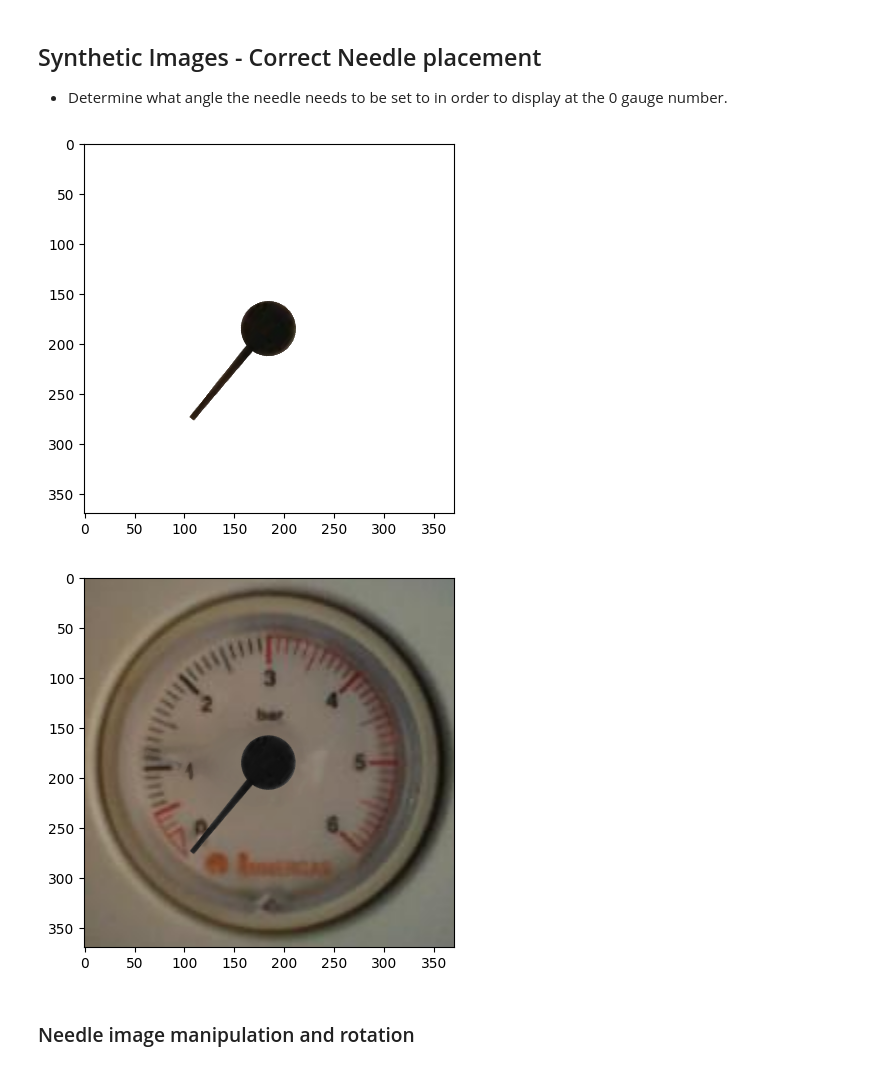
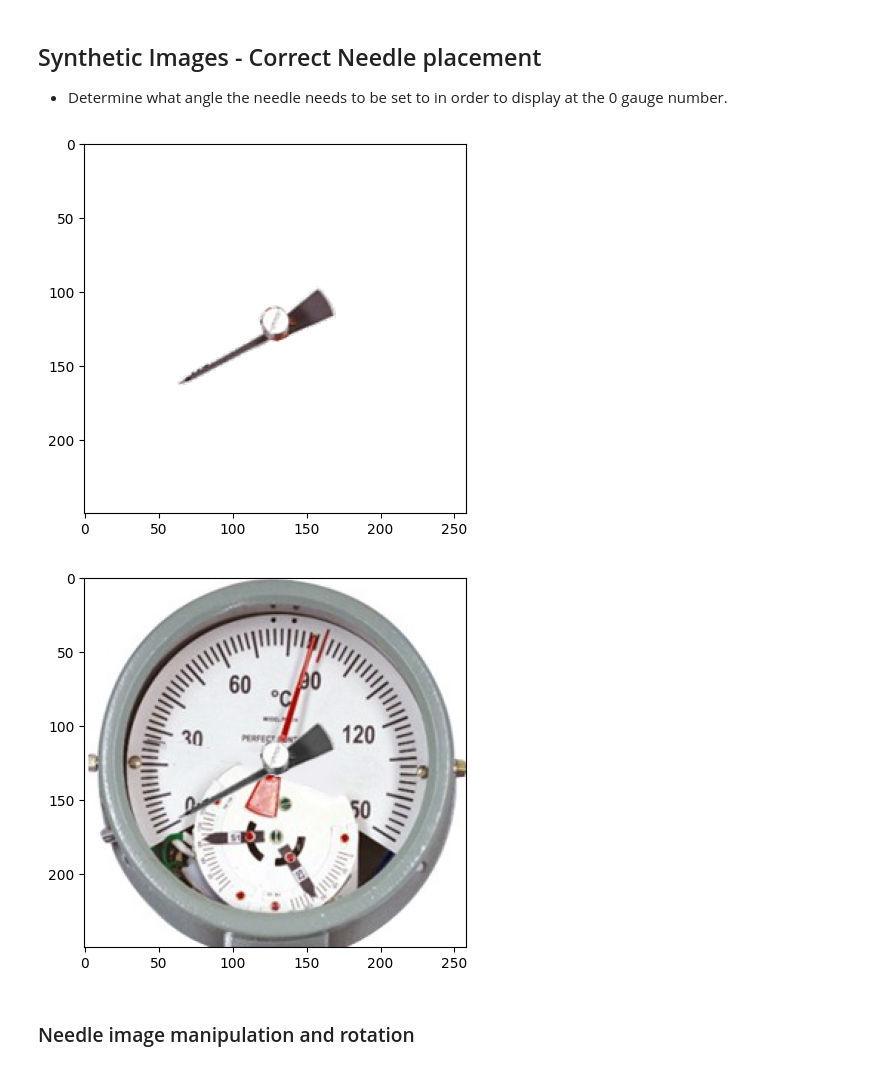
Before and after one commit to debjyotiC/gauge-temperature-value, a Jupyter notebook: Synthetic gauge image generation.ipynb, the cells around one changed output. Saved outputs shown, nothing was run; the diff lists cells and outputs as text; code cells hidden in the pictures.

Commit message:
updated image gen

```diff
--- a/Synthetic gauge image generation.ipynb
+++ b/Synthetic gauge image generation.ipynb
@@ -9,19 +9,25 @@ import matplotlib.pyplot as plt
 import matplotlib.image as mpimg
 # %%
 # Declare variables
-NEEDLE = 'images/reference/needle.png'
-GAUGE = 'images/reference/gauge.png'
+NEEDLE = 'images/reference/gauge-needle.png'
+GAUGE = 'images/reference/gauge-dial.png'
+
+NEEDLE_ZERO = 'images/reference/gauge-needle_rot_0.png'
 # %% [markdown]
 ## Synthetic Images - Correct Needle placement
 * Determine what angle the needle needs to be set to in order to display at the 0 gauge number.
 # %%
 image = Image.open(NEEDLE).convert('RGBA')
-image_rot_0 = image.rotate(53, expand=False, resample=Image.BICUBIC) # adjust this value to rotate the needle to the starting (zero) position
-image_rot_0.save('images/needle_rot_0.png')
+
+# 40 ---> 0 C
+# 160 ---> 150 C
+
+image_rot_0 = image.rotate(40, expand=False, resample=Image.BICUBIC) # adjust this value to rotate the needle to the starting (zero) position
+image_rot_0.save(NEEDLE_ZERO)
 plt.imshow(image_rot_0)
 plt.show()
 # %% [output]
-[figure, old version]
+[figure, new version]
 # %%
 # Gauge background
 image = Image.open(GAUGE).convert('RGBA')
@@ -31,7 +37,7 @@ gauge_zero.paste(image_rot_0.convert('L'), (0, 0), image_rot_0.convert('RGBA'))
 plt.imshow(gauge_zero)
 plt.show()
 # %% [output]
-[figure, old version]
+[figure, new version]
 # %% [markdown]
 ### Needle image manipulation and rotation
 # %%
```
Also changed, not shown: parts of 2 cells of this notebook, 1 other file.
